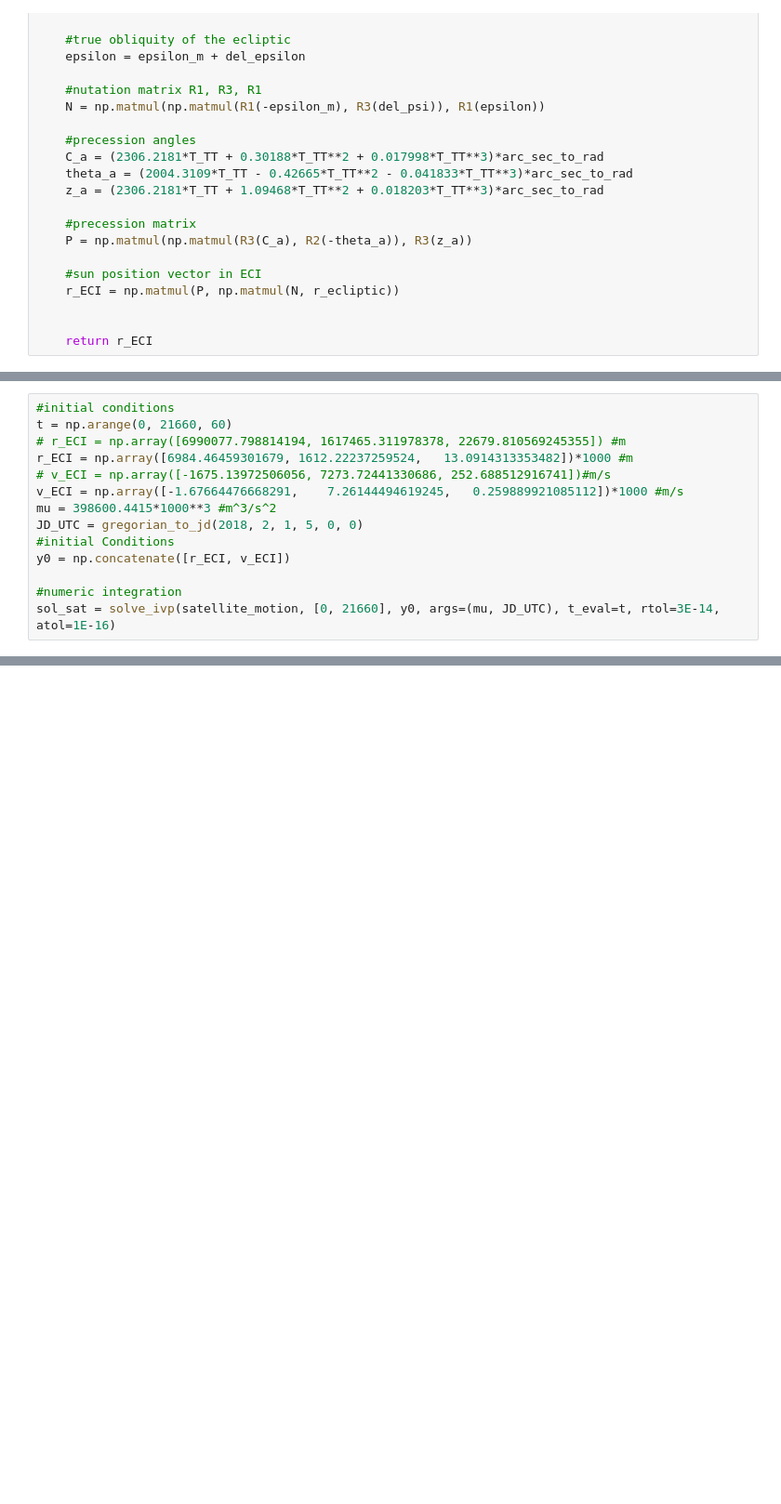
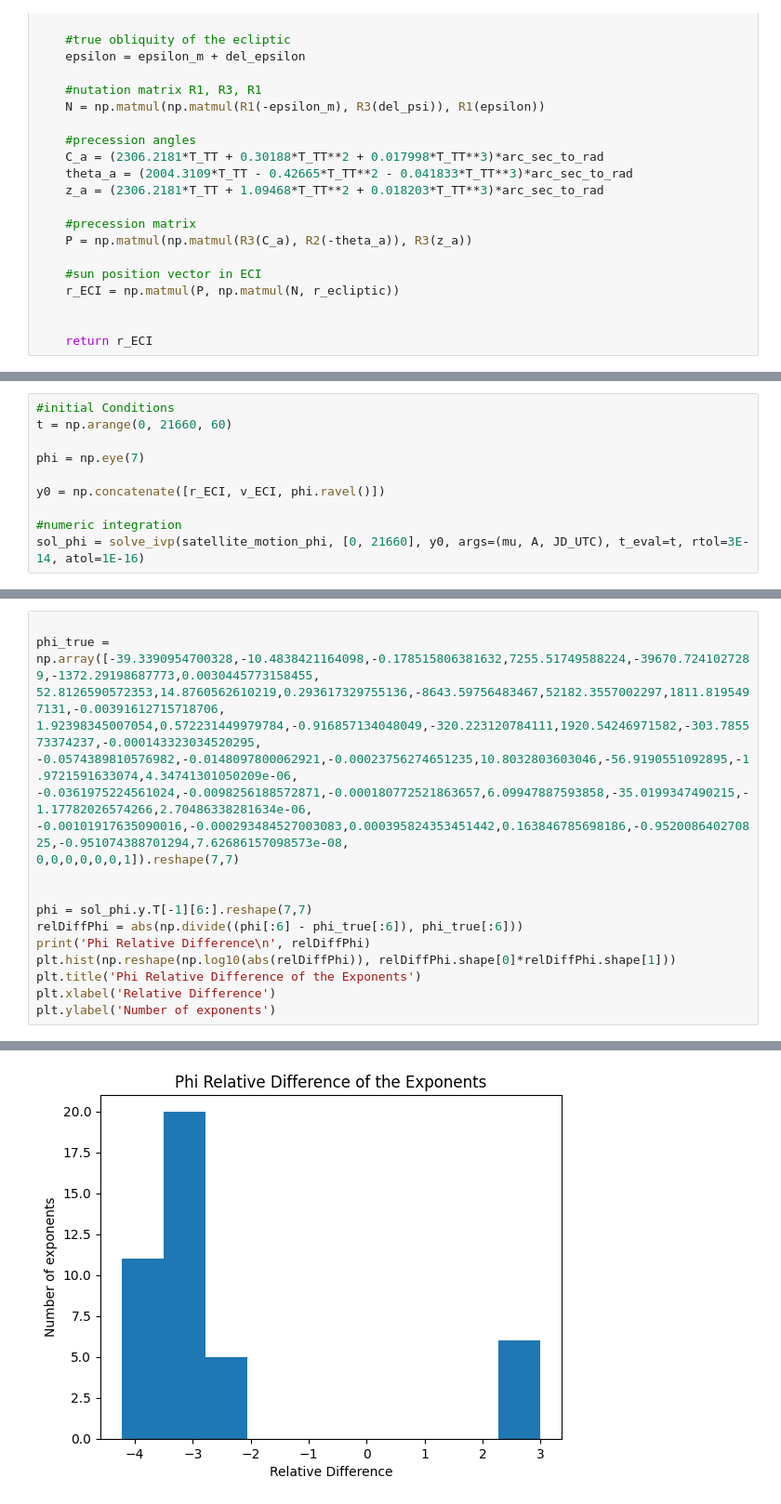
Before and after one commit to capitalts/Method-of-Orbit-Determination, a Jupyter notebook: Hw5/HW5.ipynb, the cells around one changed output, grey strips where cells are left out. Shown: that part at 93% size. Saved outputs shown, nothing was run; the diff lists cells and outputs as text; blank space fills up the shorter version.

```diff
--- a/Hw5/HW5.ipynb
+++ b/Hw5/HW5.ipynb
@@ -890,14 +461,0 @@ def satellite_motion(t, R, mu, JD_UTC):
-# %%
-#initial conditions
-t = np.arange(0, 21660, 60)
-# r_ECI = np.array([6990077.798814194, 1617465.311978378, 22679.810569245355]) #m
-r_ECI = np.array([6984.46459301679,	1612.22237259524,	13.0914313353482])*1000 #m
-# v_ECI = np.array([-1675.13972506056, 7273.72441330686, 252.688512916741])#m/s
-v_ECI = np.array([-1.67664476668291,	7.26144494619245,	0.259889921085112])*1000 #m/s
-mu = 398600.4415*1000**3 #m^3/s^2
-JD_UTC = gregorian_to_jd(2018, 2, 1, 5, 0, 0)
-#initial Conditions
-y0 = np.concatenate([r_ECI, v_ECI])
-
-#numeric integration
-sol_sat = solve_ivp(satellite_motion, [0, 21660], y0, args=(mu, JD_UTC), t_eval=t, rtol=3E-14, atol=1E-16)
@@ -1434,0 +924,10 @@ AxisError: axisb: axis -1 is out of bounds for array of dimension 0
+# %%
+#initial Conditions
+t = np.arange(0, 21660, 60)
+
+phi = np.eye(7)
+
+y0 = np.concatenate([r_ECI, v_ECI, phi.ravel()])
+
+#numeric integration
+sol_phi = solve_ivp(satellite_motion_phi, [0, 21660], y0, args=(mu, A, JD_UTC), t_eval=t, rtol=3E-14, atol=1E-16)
@@ -1434,0 +937,19 @@ AxisError: axisb: axis -1 is out of bounds for array of dimension 0
+# %%
+
+phi_true = np.array([-39.3390954700328,-10.4838421164098,-0.178515806381632,7255.51749588224,-39670.7241027289,-1372.29198687773,0.0030445773158455,
+52.8126590572353,14.8760562610219,0.293617329755136,-8643.59756483467,52182.3557002297,1811.8195497131,-0.00391612715718706,
+1.92398345007054,0.572231449979784,-0.916857134048049,-320.223120784111,1920.54246971582,-303.785573374237,-0.000143323034520295,
+-0.0574389810576982,-0.0148097800062921,-0.00023756274651235,10.8032803603046,-56.9190551092895,-1.9721591633074,4.34741301050209e-06,
+-0.0361975224561024,-0.0098256188572871,-0.000180772521863657,6.09947887593858,-35.0199347490215,-1.17782026574266,2.70486338281634e-06,
+-0.00101917635090016,-0.000293484527003083,0.000395824353451442,0.163846785698186,-0.952008640270825,-0.951074388701294,7.62686157098573e-08,
+0,0,0,0,0,0,1]).reshape(7,7)
+
+
+phi = sol_phi.y.T[-1][6:].reshape(7,7)
+relDiffPhi = abs(np.divide((phi[:6] - phi_true[:6]), phi_true[:6]))
+print('Phi Relative Difference\n', relDiffPhi)
+plt.hist(np.reshape(np.log10(abs(relDiffPhi)), relDiffPhi.shape[0]*relDiffPhi.shape[1]))
+plt.title('Phi Relative Difference of the Exponents')
+plt.xlabel('Relative Difference')
+plt.ylabel('Number of exponents')
+# %% [output]
@@ -1434,0 +970 @@ AxisError: axisb: axis -1 is out of bounds for array of dimension 0
+[figure, added]
```
Also changed, not shown: parts of 54 cells of this notebook, 14 other files.
